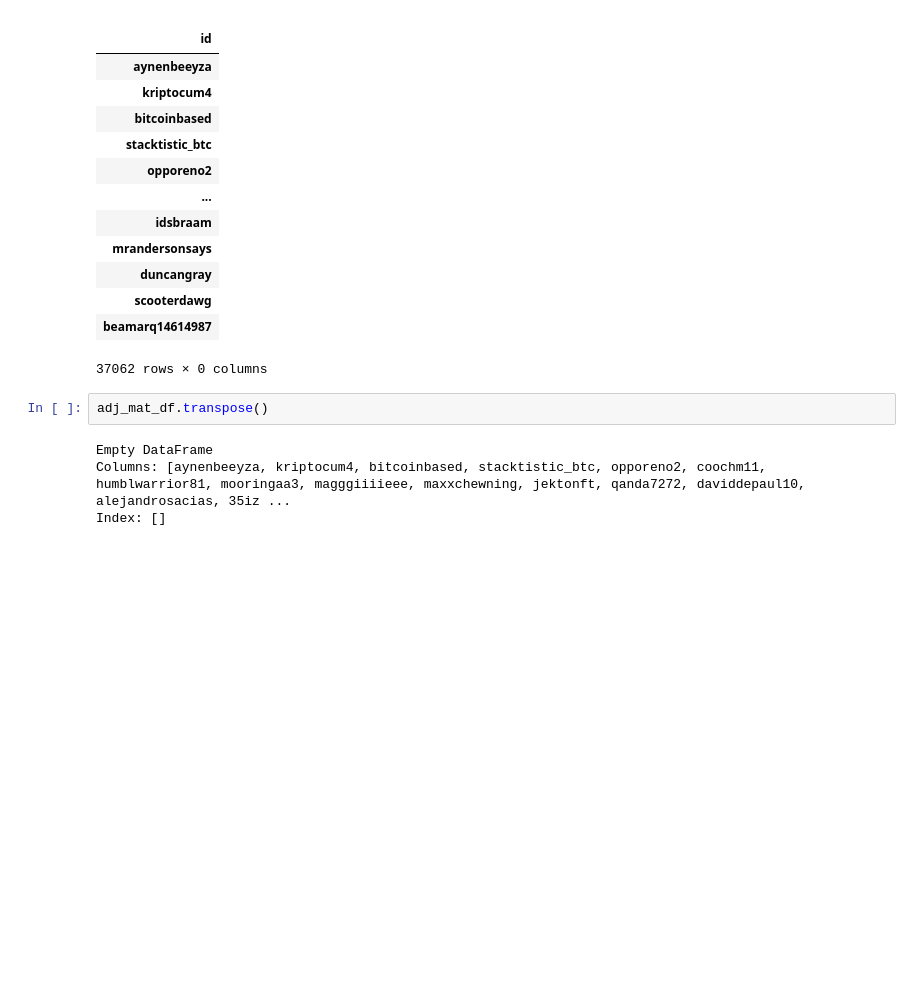
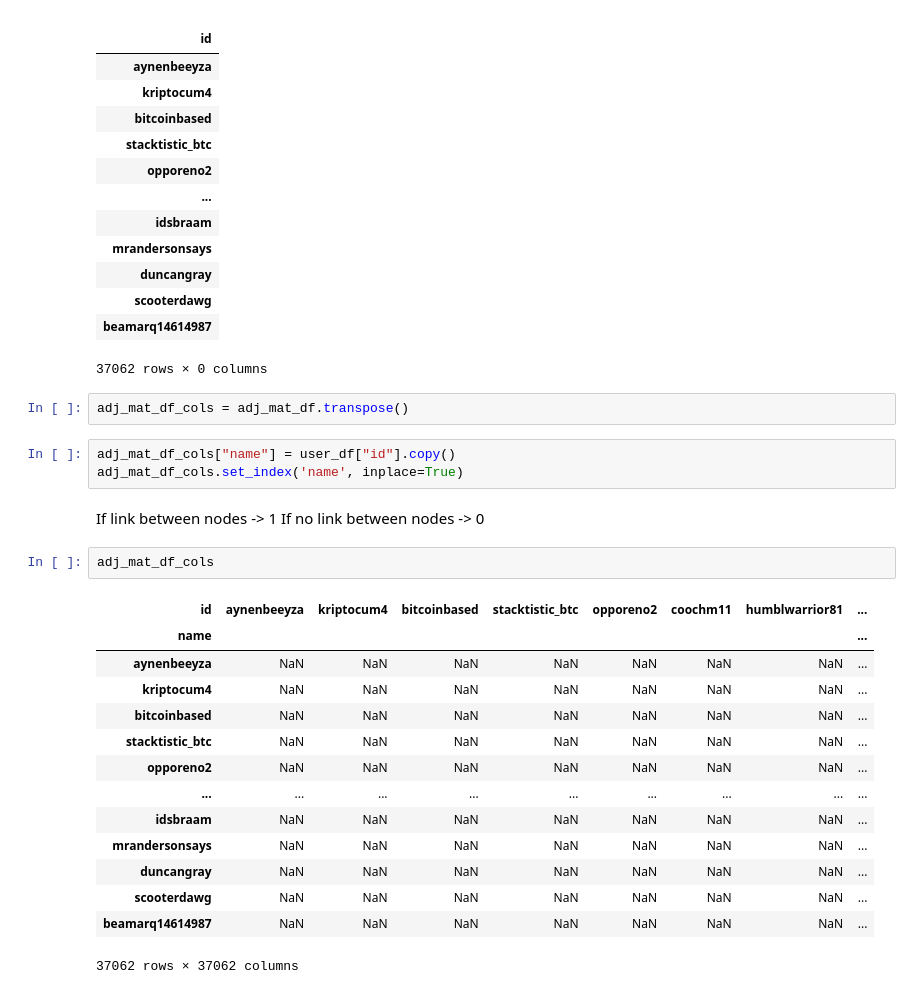
Before and after one commit to christianschwendner/coins_2122, a Jupyter notebook: Griffin_data/Data Analysis BTC.ipynb, the cells around one changed output. Cells and saved outputs as stored; diff of their text form; blank space fills up the shorter version.

```diff
--- a/Griffin_data/Data Analysis BTC.ipynb
+++ b/Griffin_data/Data Analysis BTC.ipynb
@@ -143,8 +198,27 @@ adj_mat_df
 | beamarq14614987 |
 37062 rows × 0 columns
 # %%
-adj_mat_df.transpose()
+adj_mat_df_cols = adj_mat_df.transpose()
-# %% [output]
-Empty DataFrame
-Columns: [aynenbeeyza, kriptocum4, bitcoinbased, stacktistic_btc, opporeno2, coochm11, humblwarrior81, mooringaa3, magggiiiieee, maxxchewning, jektonft, qanda7272, daviddepaul10, alejandrosacias, 35iz ...
-Index: []
+# %%
+adj_mat_df_cols["name"] = user_df["id"].copy()
+adj_mat_df_cols.set_index('name', inplace=True)
+# %% [markdown]
+If link between nodes -> 1
+If no link between nodes -> 0
+# %%
+adj_mat_df_cols
+# %% [output]
+| id | aynenbeeyza | kriptocum4 | bitcoinbased | stacktistic_btc | opporeno2 | coochm11 | humblwarrior81 | ... |
+| name |  |  |  |  |  |  |  | ... |
+| aynenbeeyza | NaN | NaN | NaN | NaN | NaN | NaN | NaN | ... |
+| kriptocum4 | NaN | NaN | NaN | NaN | NaN | NaN | NaN | ... |
+| bitcoinbased | NaN | NaN | NaN | NaN | NaN | NaN | NaN | ... |
+| stacktistic_btc | NaN | NaN | NaN | NaN | NaN | NaN | NaN | ... |
+| opporeno2 | NaN | NaN | NaN | NaN | NaN | NaN | NaN | ... |
+| ... | ... | ... | ... | ... | ... | ... | ... | ... |
+| idsbraam | NaN | NaN | NaN | NaN | NaN | NaN | NaN | ... |
+| mrandersonsays | NaN | NaN | NaN | NaN | NaN | NaN | NaN | ... |
+| duncangray | NaN | NaN | NaN | NaN | NaN | NaN | NaN | ... |
+| scooterdawg | NaN | NaN | NaN | NaN | NaN | NaN | NaN | ... |
+| beamarq14614987 | NaN | NaN | NaN | NaN | NaN | NaN | NaN | ... |
+37062 rows × 37062 columns
```
Also changed, not shown: parts of 5 cells of this notebook.
